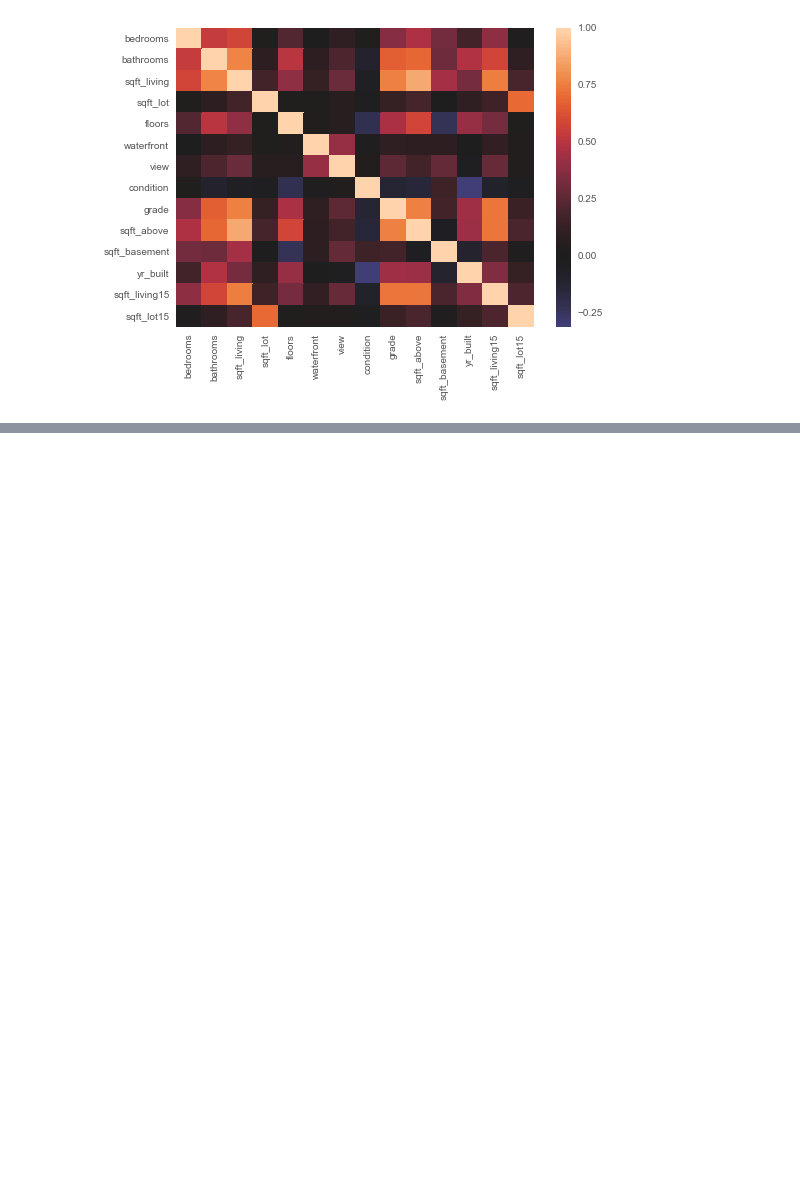
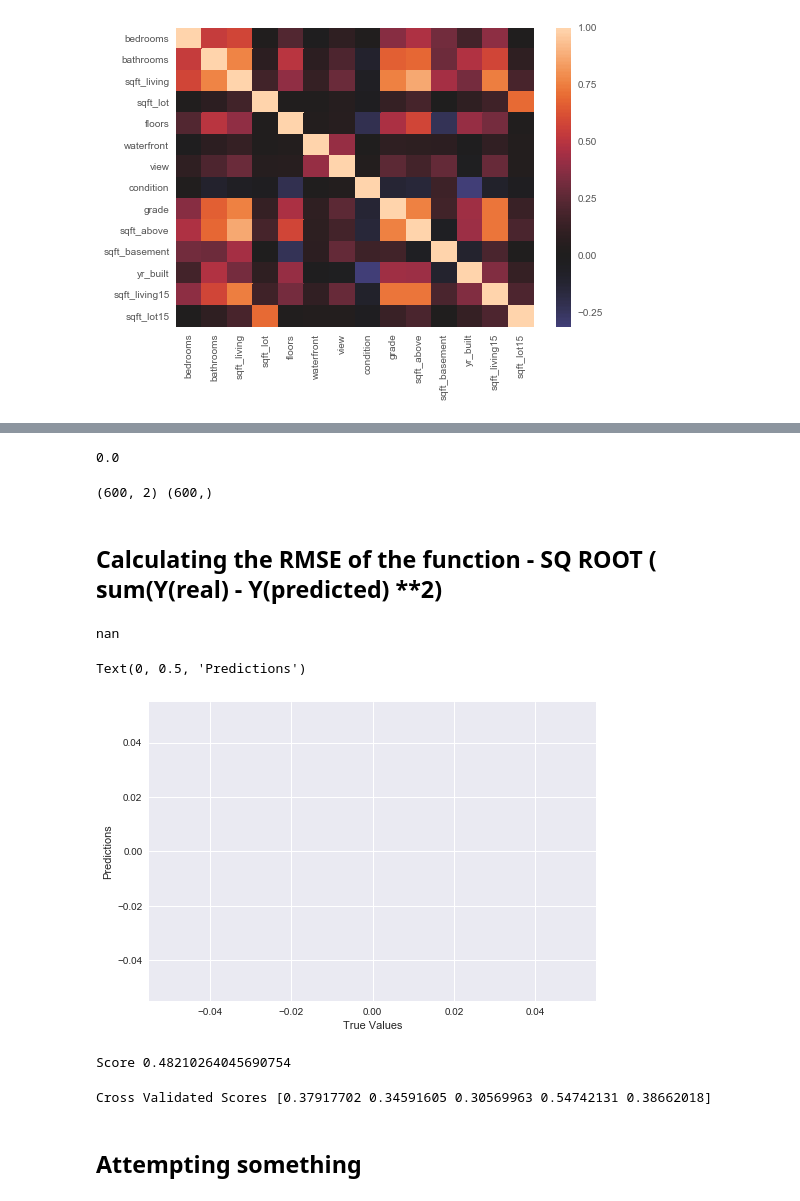
Before and after one commit to rokaandy/DS_Project1, a Jupyter notebook: ALL_THE_NOTES.ipynb, the cells around one changed output, grey strips where cells are left out. Drawn from its saved outputs; the diff is of its cells as text; code cells hidden in the pictures; blank space fills up the shorter version.

```diff
--- a/K-Fold.ipynb
+++ b/ALL_THE_NOTES.ipynb
@@ -122,0 +144,10 @@ dftest3 = df_test[['price', 'bedrooms', 'waterfront', 'view', 'grade', 'yr_built
+# %%
+'''adding log prices to seaclean and seattle_df'''
+
+seaclean['log_sqft'] = np.log(seaclean['sqft_living'])
+seaclean['log_bedrooms'] = np.log(seaclean['bedrooms'])
+seaclean.head()
+
+# seattle_df['log_sqft'] = np.log(seattle_df['sqft_living'])
+# seattle_df['log_bedrooms'] = np.log(seattle_df['bedrooms'])
+# seattle_df.head()
@@ -167,0 +195,53 @@ dtype: float64
+# %%
+'''This is a linear regression a train split test of sqft_living against log_price, and then the intercept and coef
+were reverted back out of log values into interpretable data.'''
+
+feature_col = ['log_sqft', 'grade']
+X = seaclean[feature_col]
+y = log_prices
+
+X_train, X_test, y_train, y_test = train_test_split(X,y, test_size =0.5)
+
+linreg1 = LinearRegression()
+results = linreg1.fit(X_train, y_train)
+
+print(np.exp(linreg1.intercept_))
+#result = (np.exp(linreg1.coef_))
+#zip(feature_cols, linreg1.coef_)
+# %% [output]
+0.0
+# %%
+print (X_train.shape, y_train.shape)
+standardy= np.exp(y_test)
+# %% [output]
+(600, 2) (600,)
+# %%
+predictions = linreg1.predict(X_test)
+predictions[0:5]
+standard = np.exp(predictions)
+# %% [markdown]
+## Calculating the RMSE of the function - SQ ROOT ( sum(Y(real) - Y(predicted) **2)
+# %%
+(standard - standardy).mean()
+
+print(np.sqrt(sum((standardy - standard) ** 2) / len(standardy)))
+# %% [output]
+nan
+# %%
+plt.scatter(standardy, standard)
+plt.xlabel('True Values')
+plt.ylabel('Predictions')
+# %% [output]
+Text(0, 0.5, 'Predictions')
+[figure, added]
+# %%
+print('Score', linreg1.score(X_test, y_test))
+# %% [output]
+Score 0.48210264045690754
+# %%
+scores = cross_val_score(linreg1, X, y, cv=5)
+print('Cross Validated Scores', scores)
+# %% [output]
+Cross Validated Scores [0.37917702 0.34591605 0.30569963 0.54742131 0.38662018]
+# %% [markdown]
+## Attempting something
```
Also changed, not shown: parts of 33 cells of this notebook, 2 other files.
